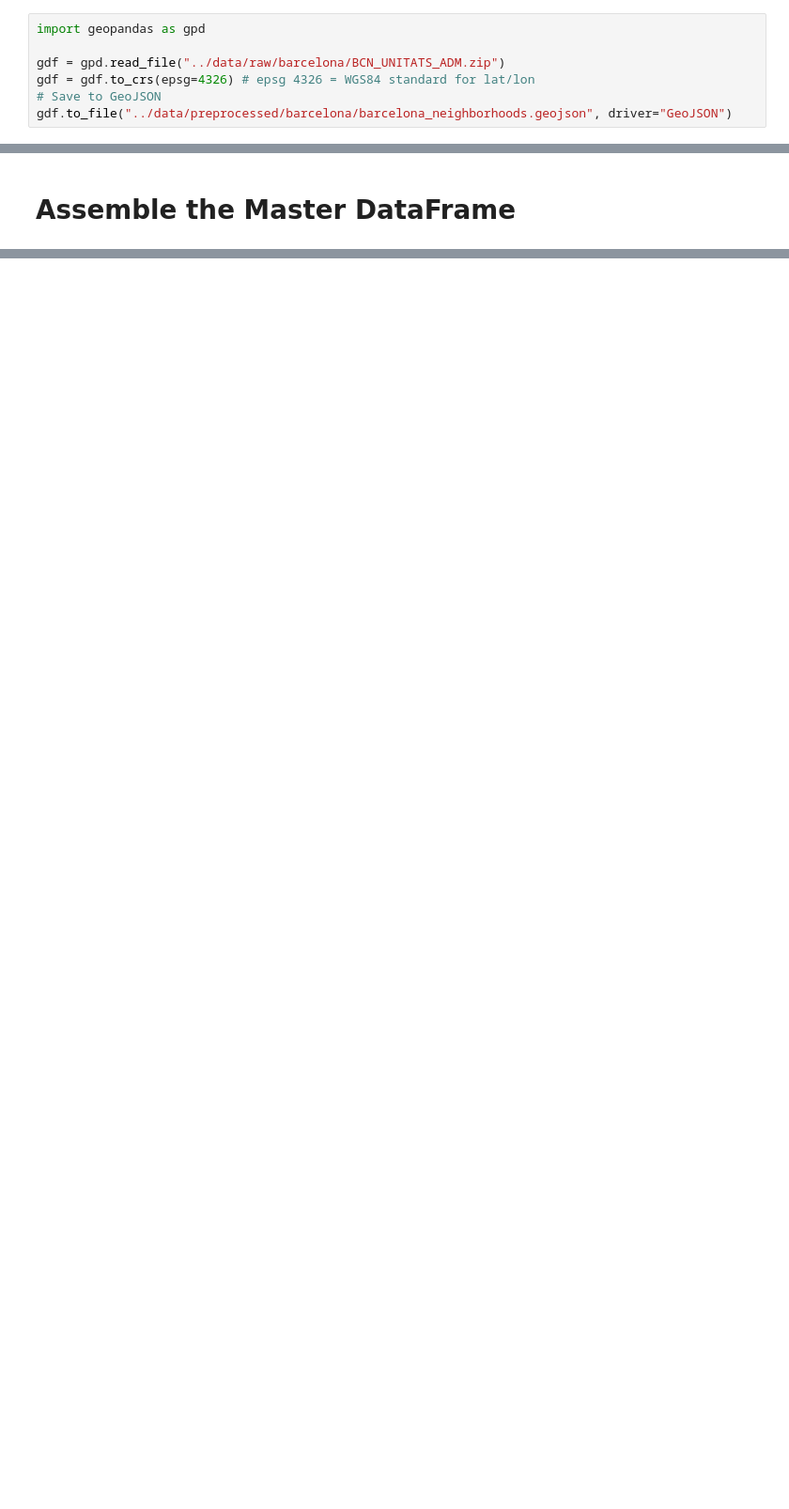
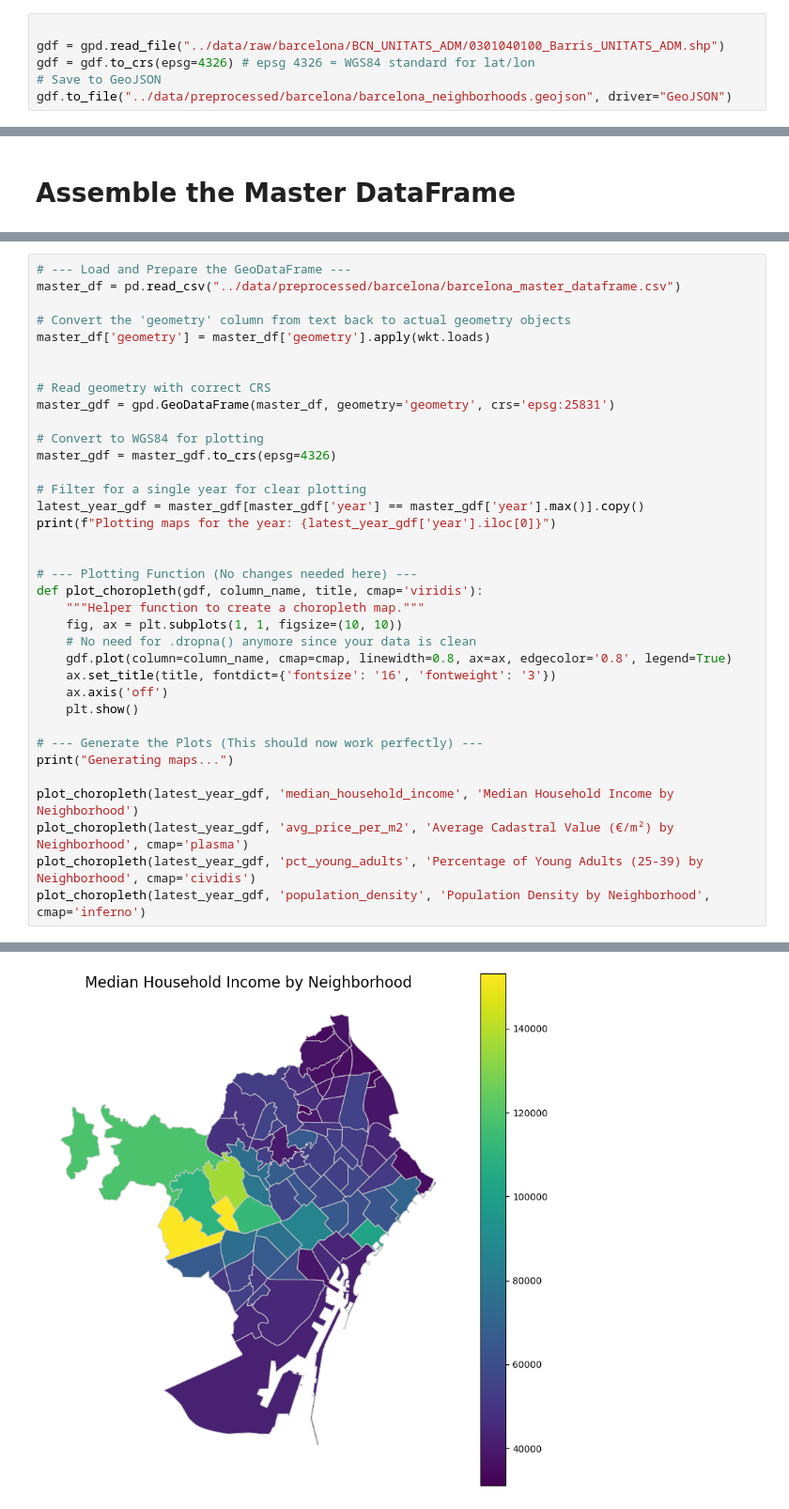
Before and after one commit to Androm3d/DALAS-gentrification-analysis, a Jupyter notebook: notebooks/01_data_exploration_barcelona.ipynb, the cells around one changed output, grey strips where cells are left out. Shown at 94% size. Drawn from its saved outputs; the diff is of its cells as text; blank space fills up the shorter version.

Commit message:
finished (i think) data preprocessing bcn

```diff
--- a/notebooks/01_data_exploration_barcelona.ipynb
+++ b/notebooks/01_data_exploration_barcelona.ipynb
@@ -160,9 +164,8 @@ Saved merged CSV to: ../data/preprocessed/barcelona/2018-2025-pad_mdba_sexe_edat
 # %% [markdown]
 # Export Barcelona geometric data to GeoJSON
 # %%
-import geopandas as gpd
 
-gdf = gpd.read_file("../data/raw/barcelona/BCN_UNITATS_ADM.zip")
+gdf = gpd.read_file("../data/raw/barcelona/BCN_UNITATS_ADM/0301040100_Barris_UNITATS_ADM.shp")
 gdf = gdf.to_crs(epsg=4326) # epsg 4326 = WGS84 standard for lat/lon
 # Save to GeoJSON
 gdf.to_file("../data/preprocessed/barcelona/barcelona_neighborhoods.geojson", driver="GeoJSON")
@@ -358,0 +367,37 @@ print(master_df.head())
+# %%
+# --- Load and Prepare the GeoDataFrame ---
+master_df = pd.read_csv("../data/preprocessed/barcelona/barcelona_master_dataframe.csv")
+
+# Convert the 'geometry' column from text back to actual geometry objects
+master_df['geometry'] = master_df['geometry'].apply(wkt.loads)
+
+
+# Read geometry with correct CRS
+master_gdf = gpd.GeoDataFrame(master_df, geometry='geometry', crs='epsg:25831')
+
+# Convert to WGS84 for plotting
+master_gdf = master_gdf.to_crs(epsg=4326)
+
+# Filter for a single year for clear plotting
+latest_year_gdf = master_gdf[master_gdf['year'] == master_gdf['year'].max()].copy()
+print(f"Plotting maps for the year: {latest_year_gdf['year'].iloc[0]}")
+
+
+# --- Plotting Function (No changes needed here) ---
+def plot_choropleth(gdf, column_name, title, cmap='viridis'):
+    """Helper function to create a choropleth map."""
+    fig, ax = plt.subplots(1, 1, figsize=(10, 10))
+    # No need for .dropna() anymore since your data is clean
+    gdf.plot(column=column_name, cmap=cmap, linewidth=0.8, ax=ax, edgecolor='0.8', legend=True)
+    ax.set_title(title, fontdict={'fontsize': '16', 'fontweight': '3'})
+    ax.axis('off')
+    plt.show()
+
+# --- Generate the Plots (This should now work perfectly) ---
+print("Generating maps...")
+
+plot_choropleth(latest_year_gdf, 'median_household_income', 'Median Household Income by Neighborhood')
+plot_choropleth(latest_year_gdf, 'avg_price_per_m2', 'Average Cadastral Value (€/m²) by Neighborhood', cmap='plasma')
+plot_choropleth(latest_year_gdf, 'pct_young_adults', 'Percentage of Young Adults (25-39) by Neighborhood', cmap='cividis')
+plot_choropleth(latest_year_gdf, 'population_density', 'Population Density by Neighborhood', cmap='inferno')
+# %% [output]
@@ -358,0 +406 @@ print(master_df.head())
+[figure, added]
```
Also changed, not shown: parts of 9 cells of this notebook, 1 other file.
